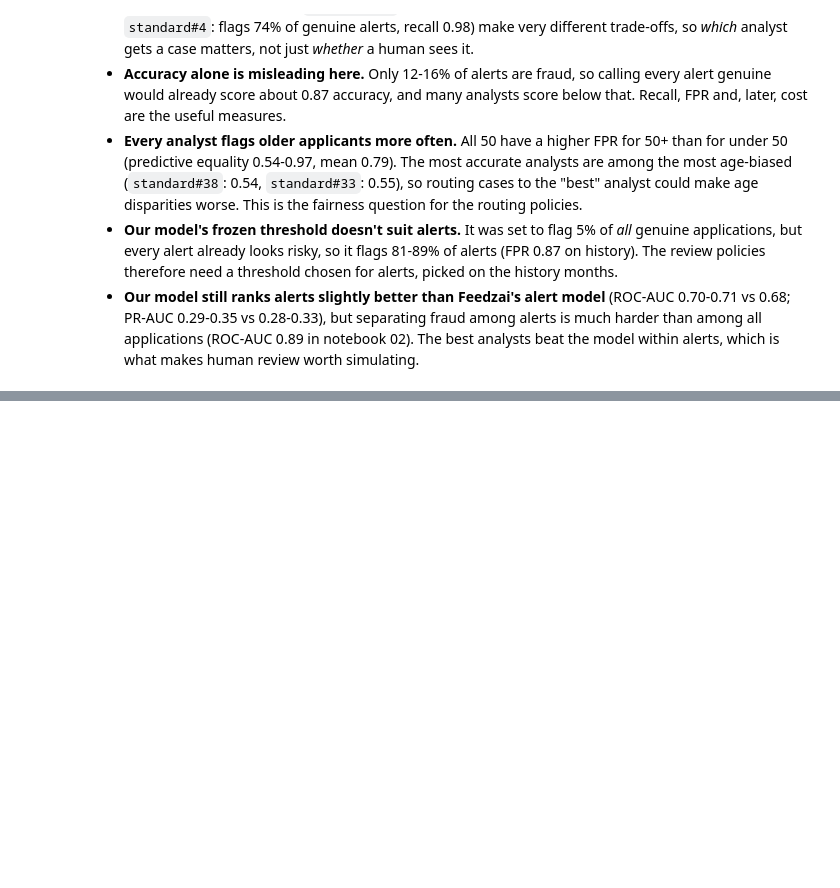
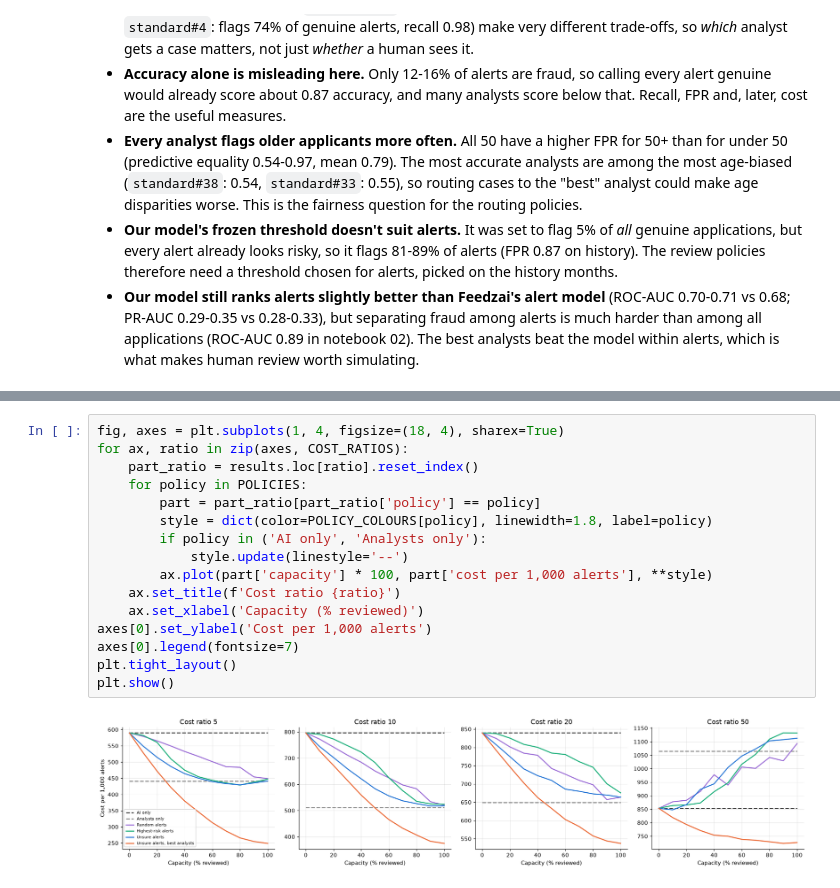
Before and after one commit to ErinaTjin/bt4012_grp10, a Jupyter notebook: notebooks/03_human_ai_review.ipynb, the cells around one changed output, grey strips where cells are left out. Drawn from its saved outputs; the diff is of its cells as text; blank space fills up the shorter version.

```diff
--- a/notebooks/03_human_ai_review.ipynb
+++ b/notebooks/03_human_ai_review.ipynb
@@ -353,0 +590,18 @@ pd.concat([analyst_profile.sort_values('accuracy', ascending=False).head(5),
+# %%
+fig, axes = plt.subplots(1, 4, figsize=(18, 4), sharex=True)
+for ax, ratio in zip(axes, COST_RATIOS):
+    part_ratio = results.loc[ratio].reset_index()
+    for policy in POLICIES:
+        part = part_ratio[part_ratio['policy'] == policy]
+        style = dict(color=POLICY_COLOURS[policy], linewidth=1.8, label=policy)
+        if policy in ('AI only', 'Analysts only'):
+            style.update(linestyle='--')
+        ax.plot(part['capacity'] * 100, part['cost per 1,000 alerts'], **style)
+    ax.set_title(f'Cost ratio {ratio}')
+    ax.set_xlabel('Capacity (% reviewed)')
+axes[0].set_ylabel('Cost per 1,000 alerts')
+axes[0].legend(fontsize=7)
+plt.tight_layout()
+plt.show()
+# %% [output]
+[figure, added]
```
Also changed, not shown: parts of 17 cells of this notebook, 1 other file.
